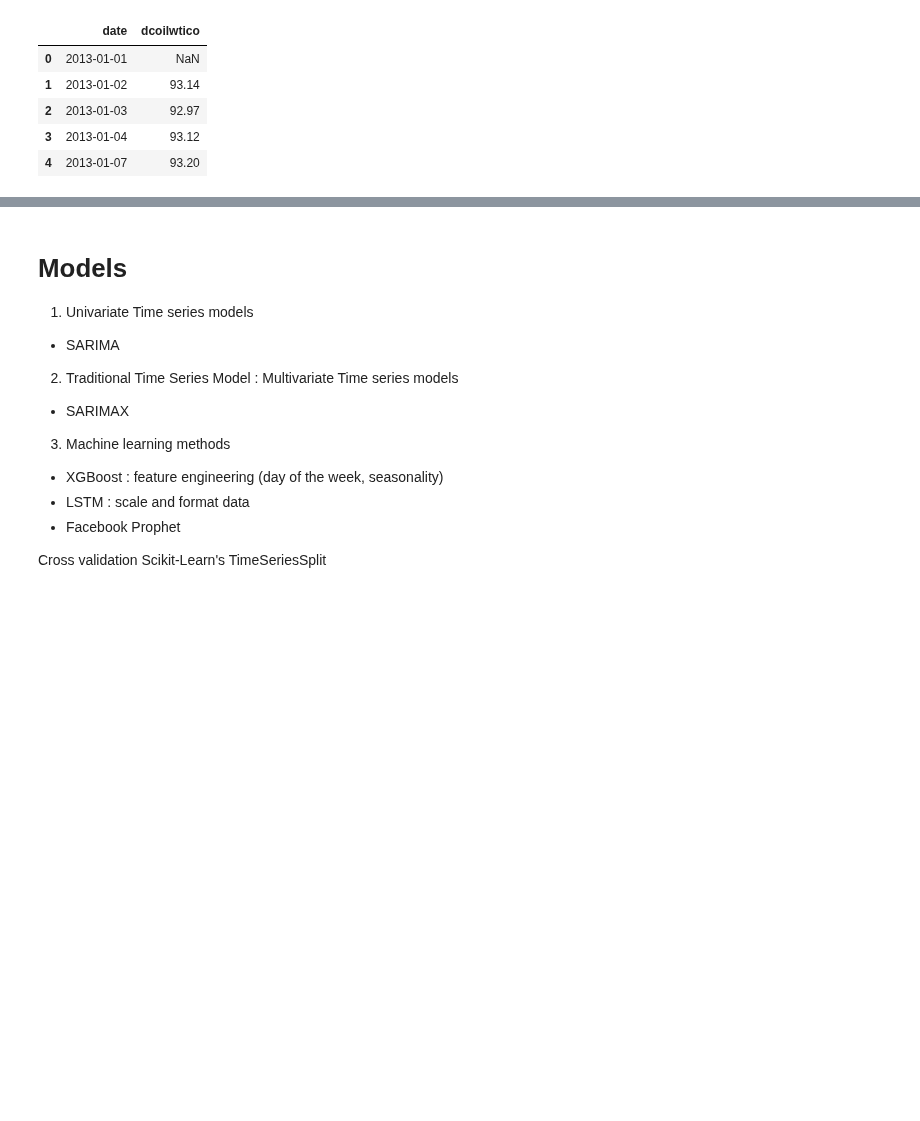
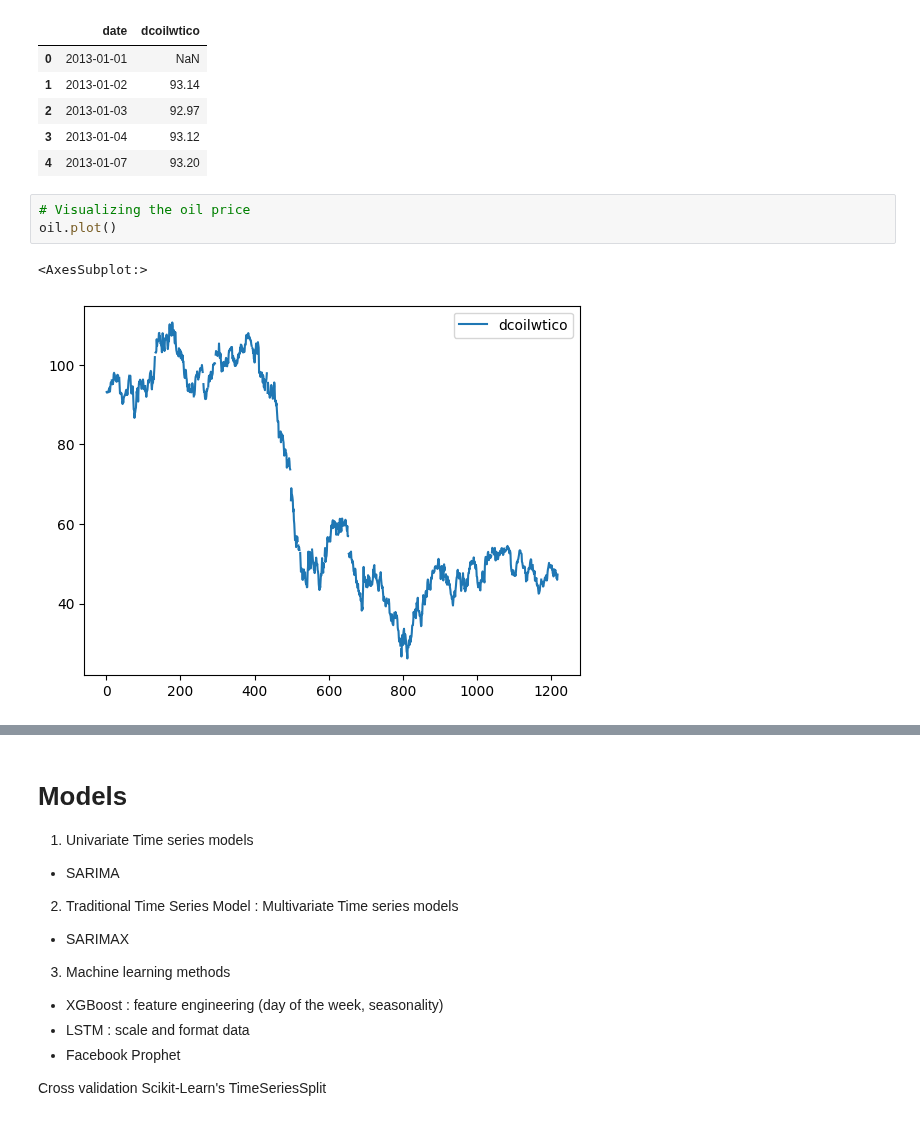
Before and after one commit to kwonowk/store-sales-forecast_kaggle, a Jupyter notebook: forecast.ipynb, the cells around one changed output, grey strips where cells are left out. Saved outputs shown, nothing was run; the diff lists cells and outputs as text; blank space fills up the shorter version.

```diff
--- a/forecast.ipynb
+++ b/forecast.ipynb
@@ -340,3 +328,9 @@ oil.head()
 | 2 | 2013-01-03 | 92.97 |
 | 3 | 2013-01-04 | 93.12 |
 | 4 | 2013-01-07 | 93.20 |
+# %%
+# Visualizing the oil price
+oil.plot()
+# %% [output]
+<AxesSubplot:>
+[figure, added]
```
Also changed, not shown: parts of 14 cells of this notebook.
